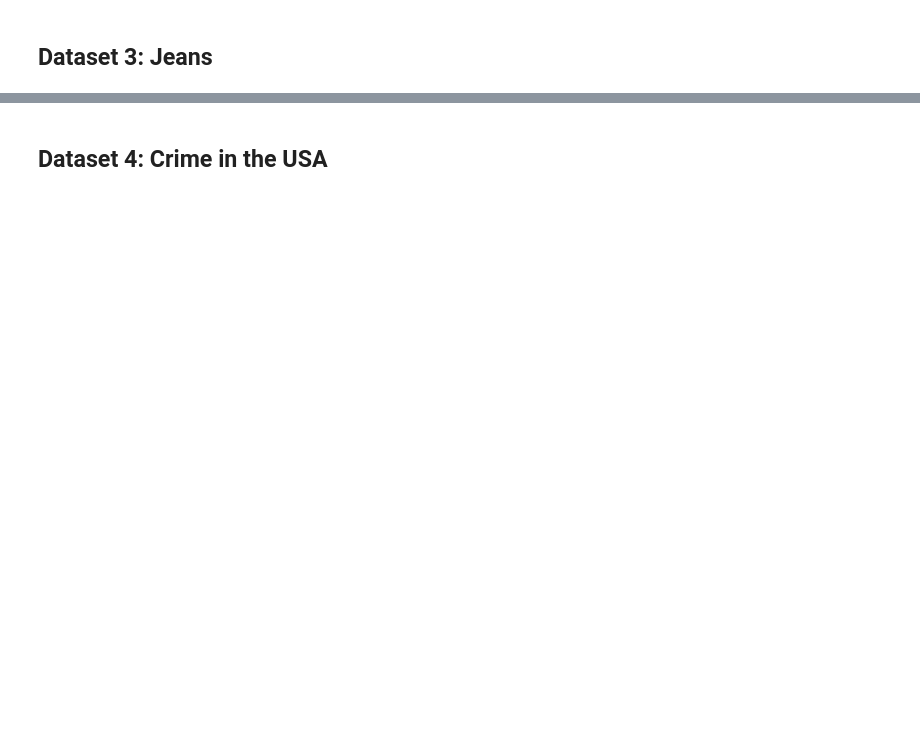
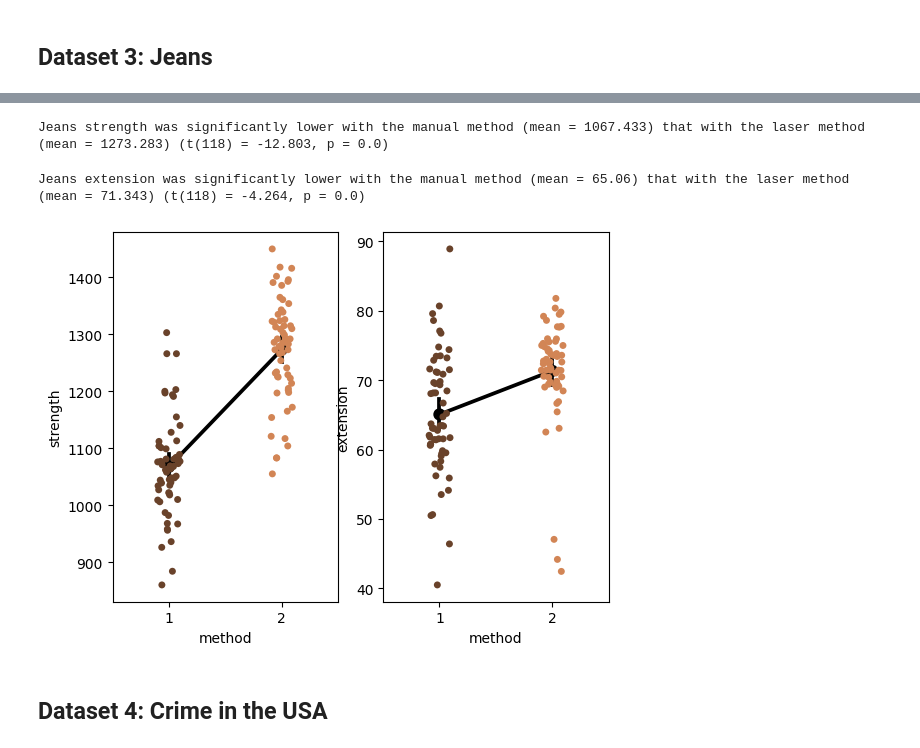
Before and after one commit to miscodisco/expsyling_e22, a Jupyter notebook: nbs/t_tests_clean.ipynb, the cells around one changed output, grey strips where cells are left out. Saved outputs shown, nothing was run; the diff lists cells and outputs as text; code cells hidden in the pictures; blank space fills up the shorter version.

```diff
--- a/nbs/t_tests_clean.ipynb
+++ b/nbs/t_tests_clean.ipynb
@@ -51,3 +228,68 @@ df.head()
+# %%
+# strength
+
+# pingouin
+test1 = pg.ttest(group1['strength'], group2['strength'])
+test1
+
+test2 = stats.ttest_ind(group1['strength'], group2['strength'], equal_var = False)
+test2
+
+# reporting
+
+m1 = np.mean(group1['strength']).round(3)
+m2 = np.mean(group2['strength']).round(3)
+
+dof = df.shape[0] - 2
+t = test2[0].round(3)
+p = test2[1].round(3)
+
+print(f"Jeans strength was significantly lower with the manual method (mean = {m1}) that with the laser method (mean = {m2}) (t({dof}) = {t}, p = {p})")
+
+# print(m1 ,m2)
+# %% [output]
+Jeans strength was significantly lower with the manual method (mean = 1067.433) that with the laser method (mean = 1273.283) (t(118) = -12.803, p = 0.0)
+# %%
+# extension
+
+# pingouin
+test1 = pg.ttest(group1['extension'], group2['extension'])
+test1
+
+#scipy
+test2 = stats.ttest_ind(group1['extension'], group2['extension'], equal_var = False)
+test2
+
+# reporting
+
+m1 = np.mean(group1['extension']).round(3)
+m2 = np.mean(group2['extension']).round(3)
+
+dof = df.shape[0] - 2
+t = test2[0].round(3)
+p = test2[1].round(3)
+
+print(f"Jeans extension was significantly lower with the manual method (mean = {m1}) that with the laser method (mean = {m2}) (t({dof}) = {t}, p = {p})")
+
+# print(m1 ,m2)
+# %% [output]
+Jeans extension was significantly lower with the manual method (mean = 65.06) that with the laser method (mean = 71.343) (t(118) = -4.264, p = 0.0)
+# %%
+fig, axes = plt.subplots(1,2)
+
+sns.stripplot(data = df, x = 'method', y = 'strength', ax = axes[0], palette = "copper")
+
+sns.pointplot(data = df, x = 'method', y = 'strength', ax = axes[0], color = 'black')
+
+sns.pointplot(data = df, x = 'method', y = 'extension', ax = axes[1], color = 'black')
+
+sns.stripplot(data = df, x = 'method', y = 'extension', ax = axes[1], palette = "copper")
+
+
+
+plt.show()
+# %% [output]
+[figure, added]
 # %% [markdown]
 ## Dataset 4: Crime in the USA
 # %%
```
Also changed, not shown: parts of 21 cells of this notebook, 16 other files.
